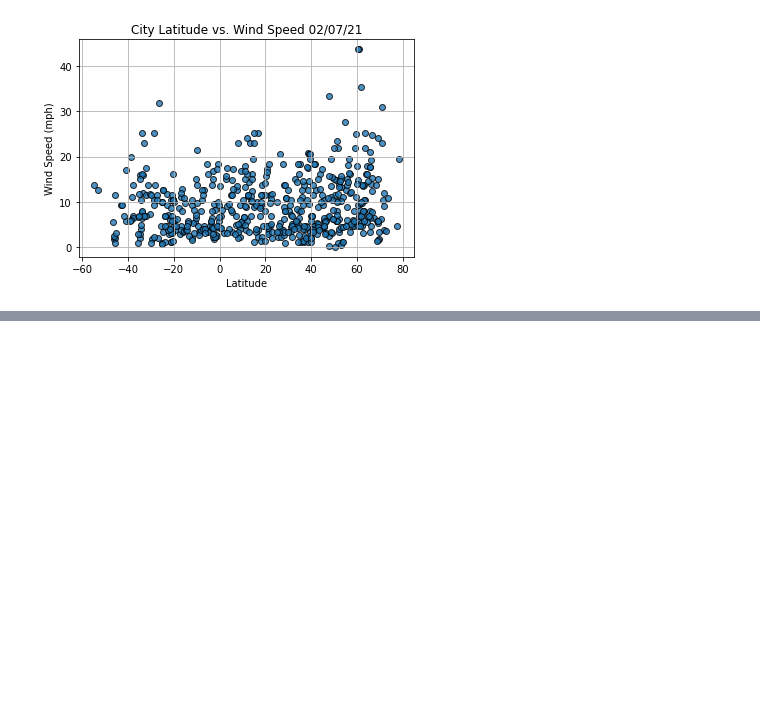
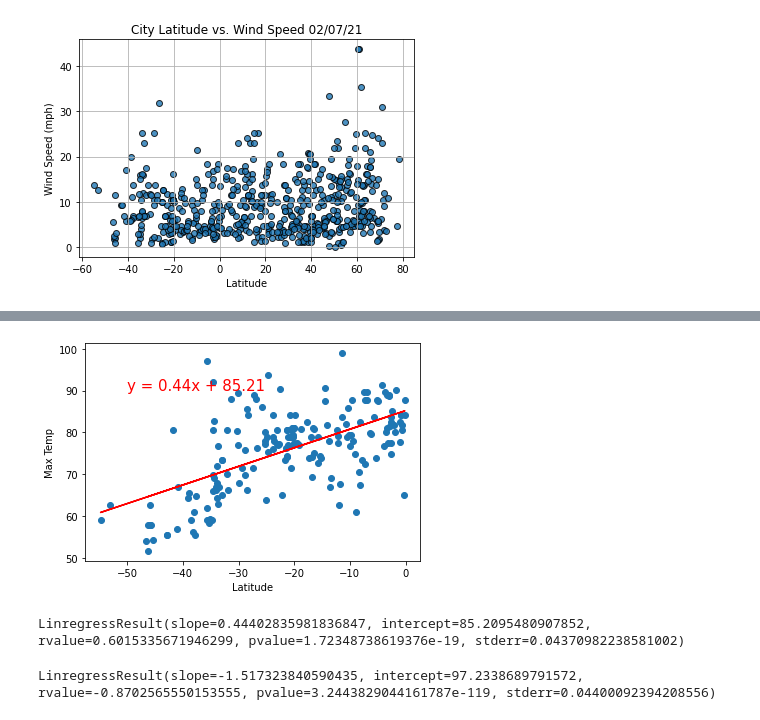
Before and after one commit to hollyouellette/World_Weather_Analysis, a Jupyter notebook: WeatherPy.ipynb, the cells around one changed output, grey strips where cells are left out. Cells and saved outputs as stored; diff of their text form; code cells hidden in the pictures; blank space fills up the shorter version.

```diff
--- a/WeatherPy.ipynb
+++ b/WeatherPy.ipynb
@@ -261,0 +320,10 @@ plt.show()
+# %%
+# Linear regression on the Southern Hemisphere
+x_values = southern_hemi_df["Lat"]
+y_values = southern_hemi_df["Max Temp"]
+# Call the function.
+plot_linear_regression(x_values, y_values,
+                       'Linear Regression on the Southern Hemisphere \
+                        for Maximum Temperature', 'Max Temp',(-50,90))
+# %% [output]
+[figure, added]
@@ -261,0 +332,8 @@ plt.show()
+# %%
+linregress(southern_hemi_df["Lat"], southern_hemi_df["Max Temp"])
+# %% [output]
+LinregressResult(slope=0.44402835981836847, intercept=85.2095480907852, rvalue=0.6015335671946299, pvalue=1.72348738619376e-19, stderr=0.04370982238581002)
+# %%
+linregress (northern_hemi_df["Lat"], northern_hemi_df["Max Temp"])
+# %% [output]
+LinregressResult(slope=-1.517323840590435, intercept=97.2338689791572, rvalue=-0.8702565550153555, pvalue=3.2443829044161787e-119, stderr=0.04400092394208556)
```
Also changed, not shown: parts of 13 cells of this notebook.
